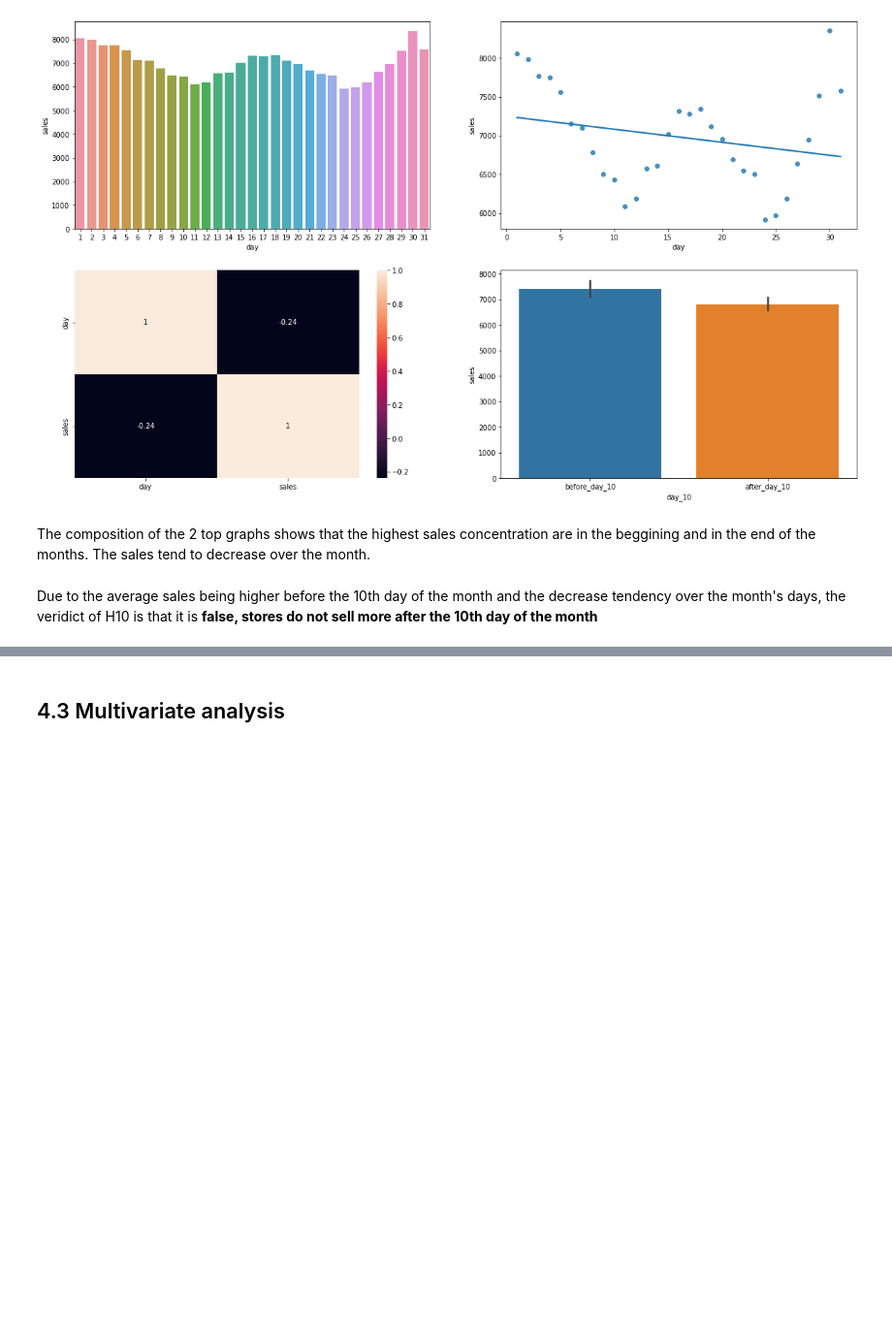
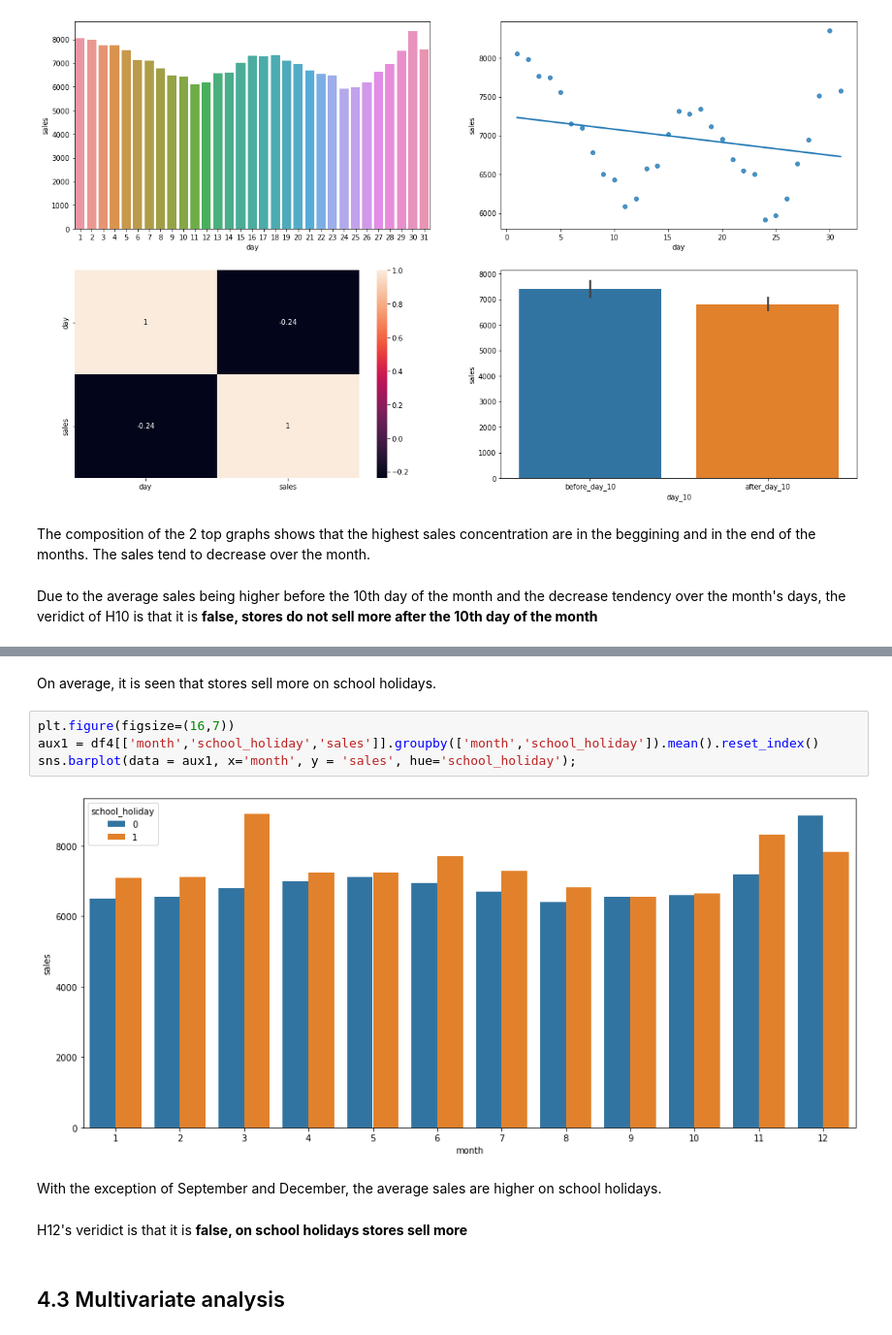
Before and after one commit to diegodinizf/Rossman-Sales, a Jupyter notebook: rossmann-sales-notebook.ipynb, the cells around one changed output, grey strips where cells are left out. Shown at 97% size. Cells and saved outputs as stored; diff of their text form; blank space fills up the shorter version.

```diff
--- a/rossmann-sales-notebook.ipynb
+++ b/rossmann-sales-notebook.ipynb
@@ -649,2 +688,14 @@ Due to the average sales being higher before the 10th day of the month and the d
+# %% [markdown]
+On average, it is seen that stores sell more on school holidays.
+# %%
+plt.figure(figsize=(16,7))
+aux1 = df4[['month','school_holiday','sales']].groupby(['month','school_holiday']).mean().reset_index()
+sns.barplot(data = aux1, x='month', y = 'sales', hue='school_holiday');
+# %% [output]
+[figure, added]
+# %% [markdown]
+With the exception of September and December, the average sales are higher on school holidays.
+# %% [markdown]
+H12's veridict is that it is **false, on school holidays stores sell more**
 # %% [markdown]
 ## 4.3 Multivariate analysis
```
Also changed, not shown: parts of 9 cells of this notebook.
